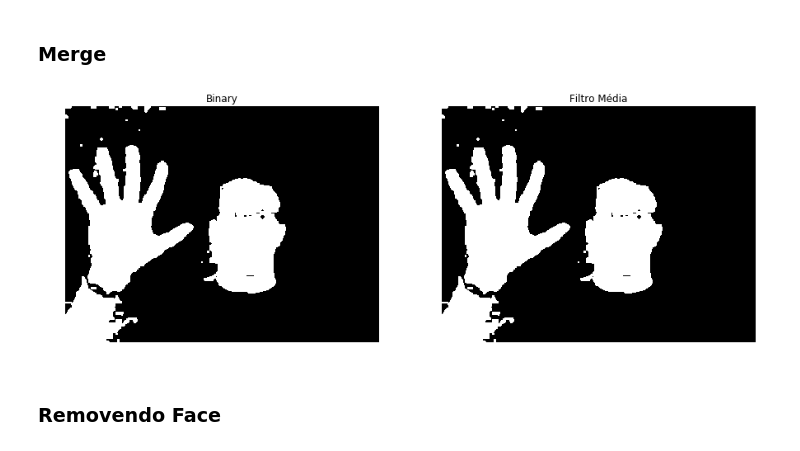
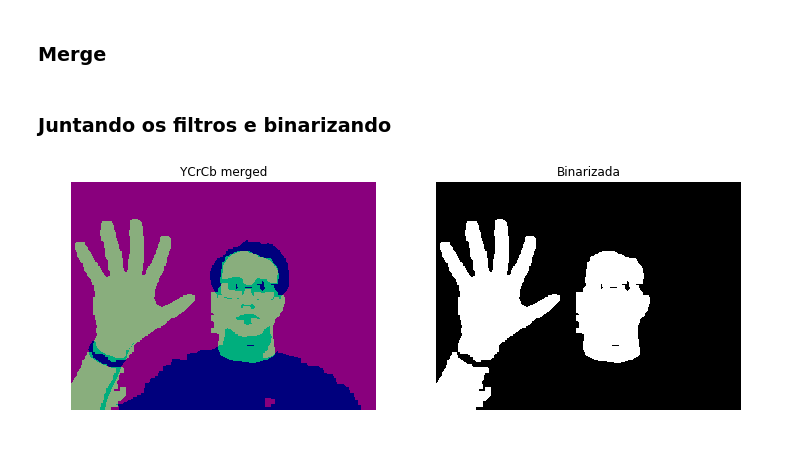
Before and after one commit to saulolks/AlinhamentoSequenciasDNA, a Jupyter notebook: hand_gestures.ipynb, the cells around one changed output. Drawn from its saved outputs; the diff is of its cells as text; code cells hidden in the pictures.

```diff
--- a/hand_gestures.ipynb
+++ b/hand_gestures.ipynb
@@ -14,14 +16,14 @@ from google.colab.patches import cv2_imshow
 # %% [output]
 fatal: destination path 'HandTracking' already exists and is not an empty directory.
 # %%
-wsize_open = 5
-wsize_gaussian = 5
+wsize_open = 13
+wsize_gaussian = 13
 
 y_min = 54
 y_max = 137
 crmin = 135
 crmax = 174
-cbmin = 0
+cbmin = 80
 cbmax = 125
 # %%
 headcascade = cv2.CascadeClassifier('HandTracking/face.xml')
@@ -93,28 +131,25 @@ def remove_concomponent(img, min_value):
             img2[output == i + 1] = 255
 
     return img2.astype(np.uint8)
+# %% [markdown]
+### Juntando os filtros e binarizando
 # %%
-img = y + cr + cb
+img = cv2.merge((y,cr,cb))
 
-_, img_bin = cv2.threshold(img, 100, 255, cv2.THRESH_BINARY)
+img1 = img.copy()
 
-fig, axes = plt.subplots(1, 2, figsize=(15, 8))
+img2= cv2.cvtColor(img1, cv2.COLOR_BGR2GRAY)
+_, img3= cv2.threshold(img2, 100, 255, cv2.THRESH_BINARY)
+
+fig, axes = plt.subplots(1, 2, figsize=(12, 6))
 ax = axes.ravel()
 
-ax[0].imshow(img, cmap='gray')
-ax[0].set_title('Binary')
+ax[0].imshow(img1)
+ax[0].set_title('YCrCb merged')
 ax[0].set_axis_off()
 
-mask = backSub.apply(image)
-img2 = cv2.bitwise_and(mask, img_bin)
-img3 = cv2.medianBlur(img_mask, wsize_gaussian)
-
-ax[1].imshow(img, cmap='gray')
-ax[1].set_title('Filtro Média')
+ax[1].imshow(img3, cmap='gray')
+ax[1].set_title('Binarizada')
 ax[1].set_axis_off()
-
-img4 = remove_concomponent(img=img3, min_value=250)
 # %% [output]
-[figure, old version]
+[figure, new version]
-# %% [markdown]
-### Removendo Face
```
Also changed, not shown: parts of 11 cells of this notebook.
